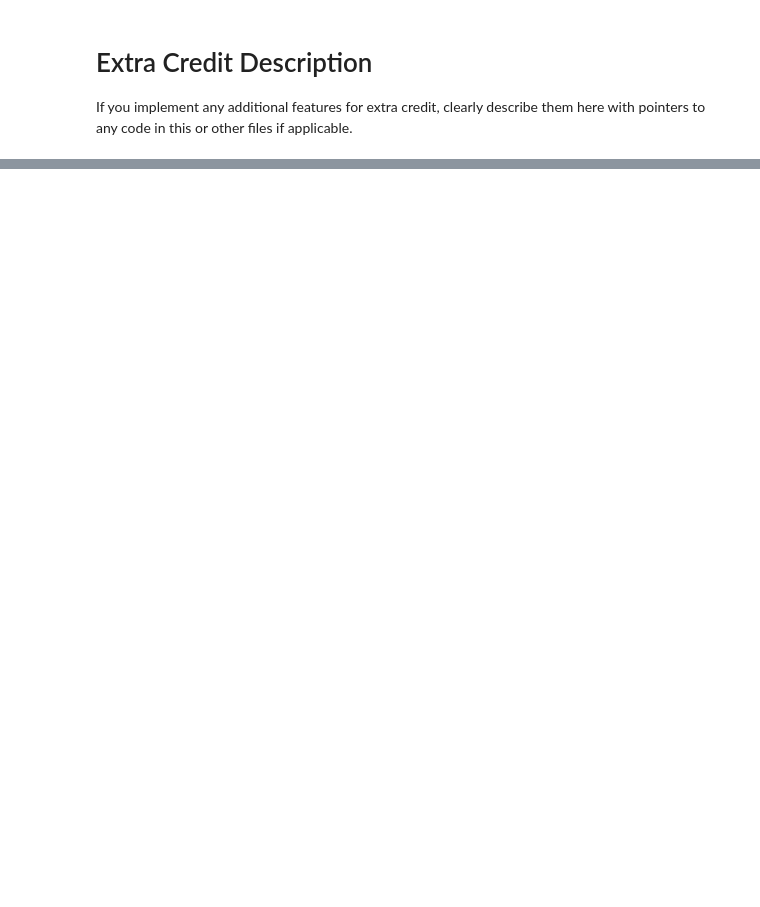
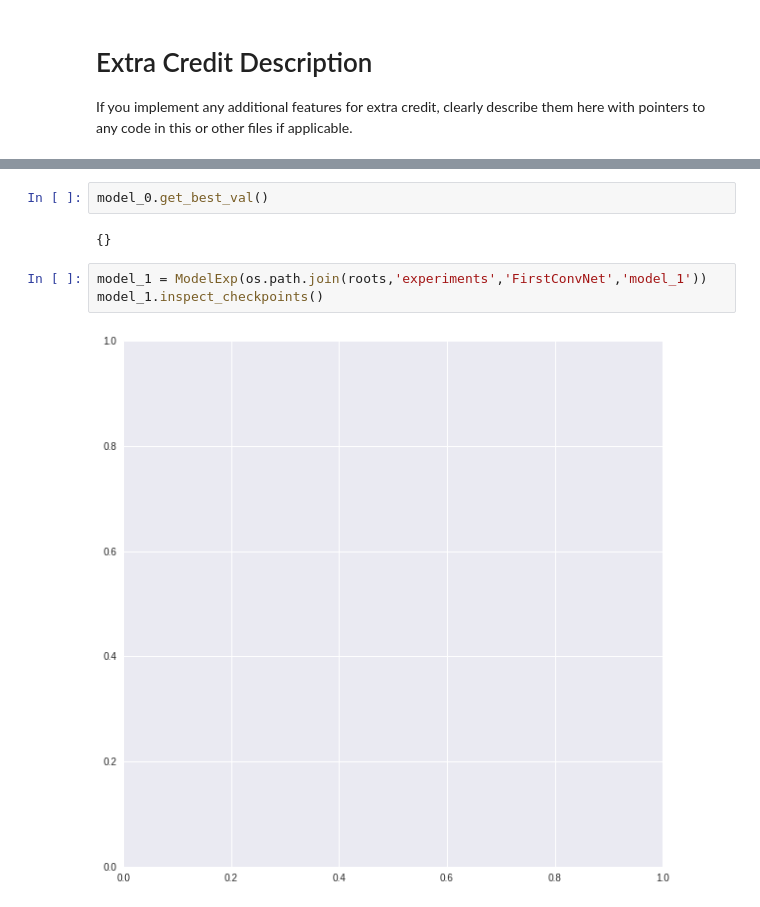
Before and after one commit to ewanlee/cs231n, a Jupyter notebook: cs231n-assignments/assignment2/ConvolutionalNetworks.ipynb, the cells around one changed output, grey strips where cells are left out. Saved outputs shown, nothing was run; the diff lists cells and outputs as text; blank space fills up the shorter version.

```diff
--- a/cs231n-assignments/assignment2/ConvolutionalNetworks.ipynb
+++ b/cs231n-assignments/assignment2/ConvolutionalNetworks.ipynb
@@ -563,0 +1177,9 @@ If you implement any additional features for extra credit, clearly describe them
+# %%
+model_0.get_best_val()
+# %% [output]
+{}
+# %%
+model_1 = ModelExp(os.path.join(roots,'experiments','FirstConvNet','model_1'))
+model_1.inspect_checkpoints()
+# %% [output]
+[figure, added]
```
Also changed, not shown: parts of 45 cells of this notebook, 10 other files.
